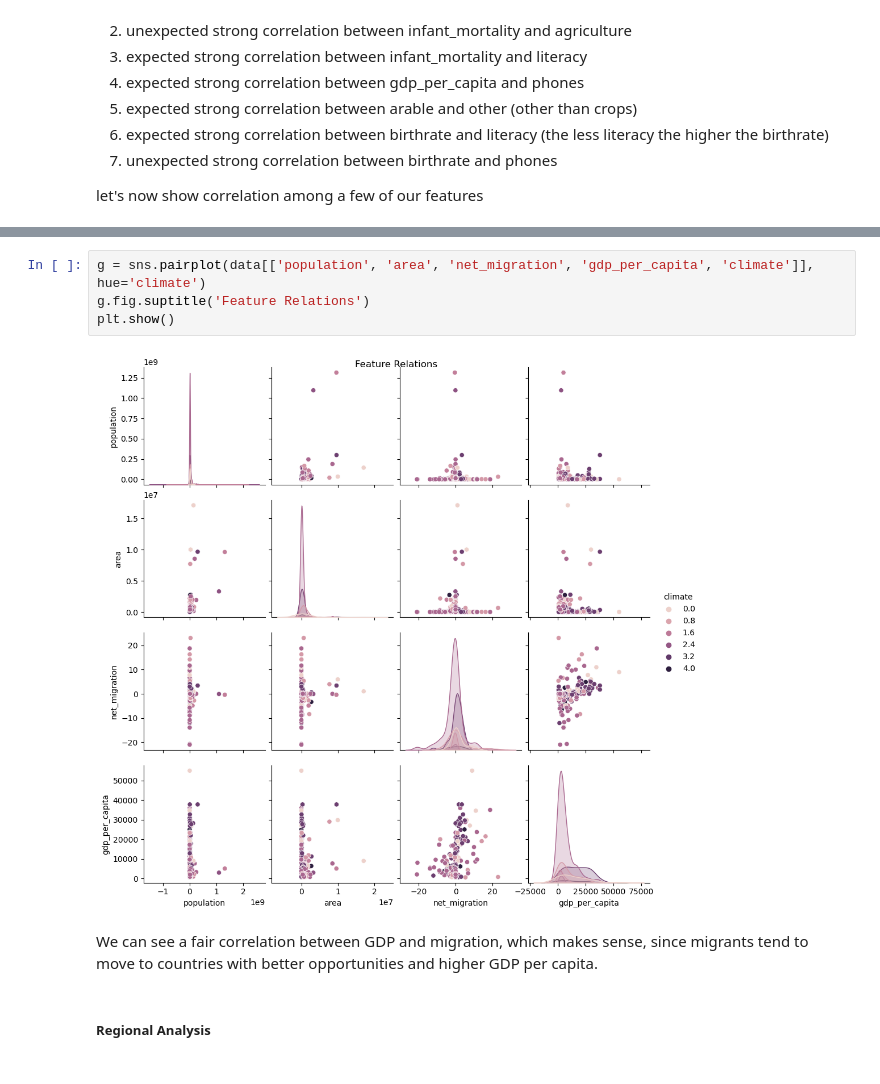
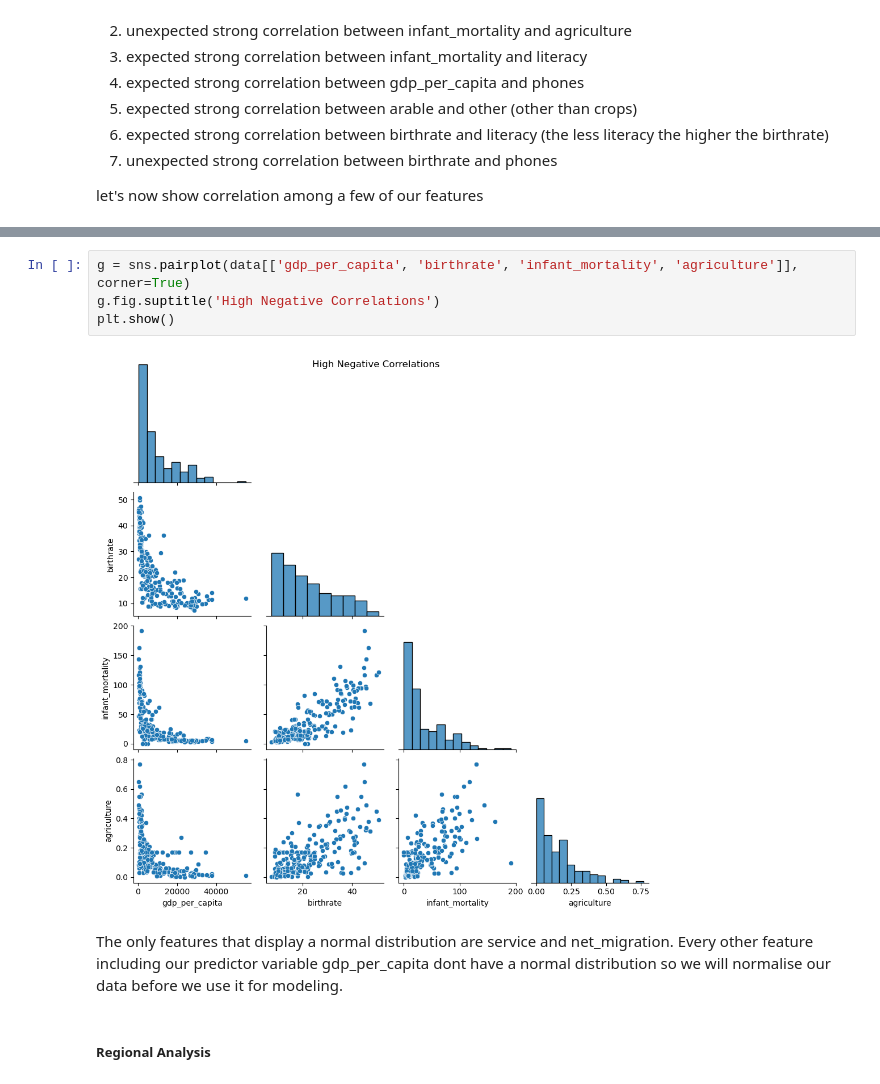
Before and after one commit to muammerkaan/Countries_GDP_prediction, a Jupyter notebook: World_Countries_Study_Final.ipynb, the cells around one changed output, grey strips where cells are left out. Cells and saved outputs as stored; diff of their text form.

```diff
--- a/World_Countries_Study_Final.ipynb
+++ b/World_Countries_Study_Final.ipynb
@@ -412,11 +418,11 @@ Variables that have a correlation of over 0.3 with gdp_per_capita:
 # %%
-g = sns.pairplot(data[['population', 'area', 'net_migration', 'gdp_per_capita', 'climate']], hue='climate')
-g.fig.suptitle('Feature Relations')
+g = sns.pairplot(data[['gdp_per_capita', 'birthrate', 'infant_mortality', 'agriculture']], corner=True)
+g.fig.suptitle('High Negative Correlations')
 plt.show()
 # %% [output]
-[figure, old version]
+[figure, new version]
-# %% [markdown]
-We can see a fair correlation between GDP and migration, which makes sense, since migrants tend to move to countries with better opportunities and higher GDP per capita.
+# %% [markdown]
+The only features that display a normal distribution are service and net_migration. Every other feature including our predictor variable gdp_per_capita dont have a normal distribution so we will normalise our data before we use it for modeling.
 # %% [markdown]
 ##### Regional Analysis
 # %%
```
Also changed, not shown: parts of 20 cells of this notebook, 2 other files.
